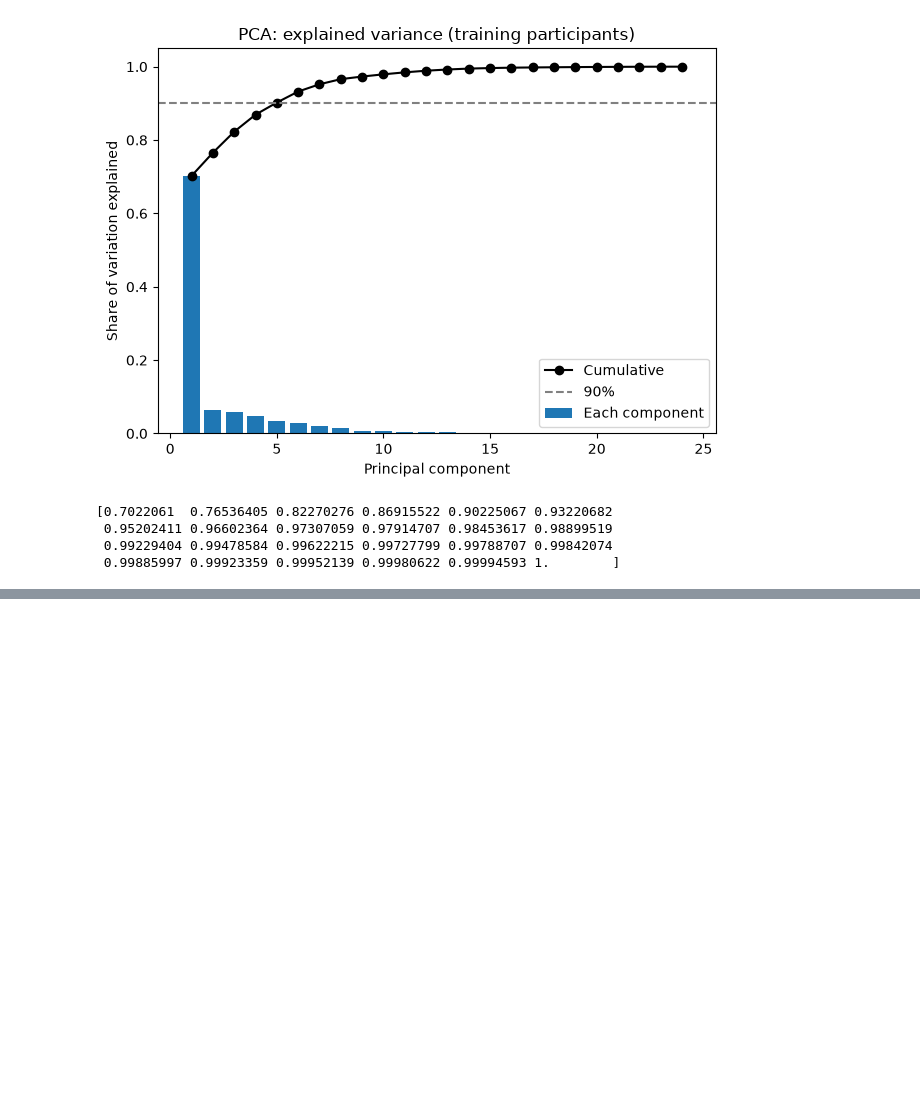
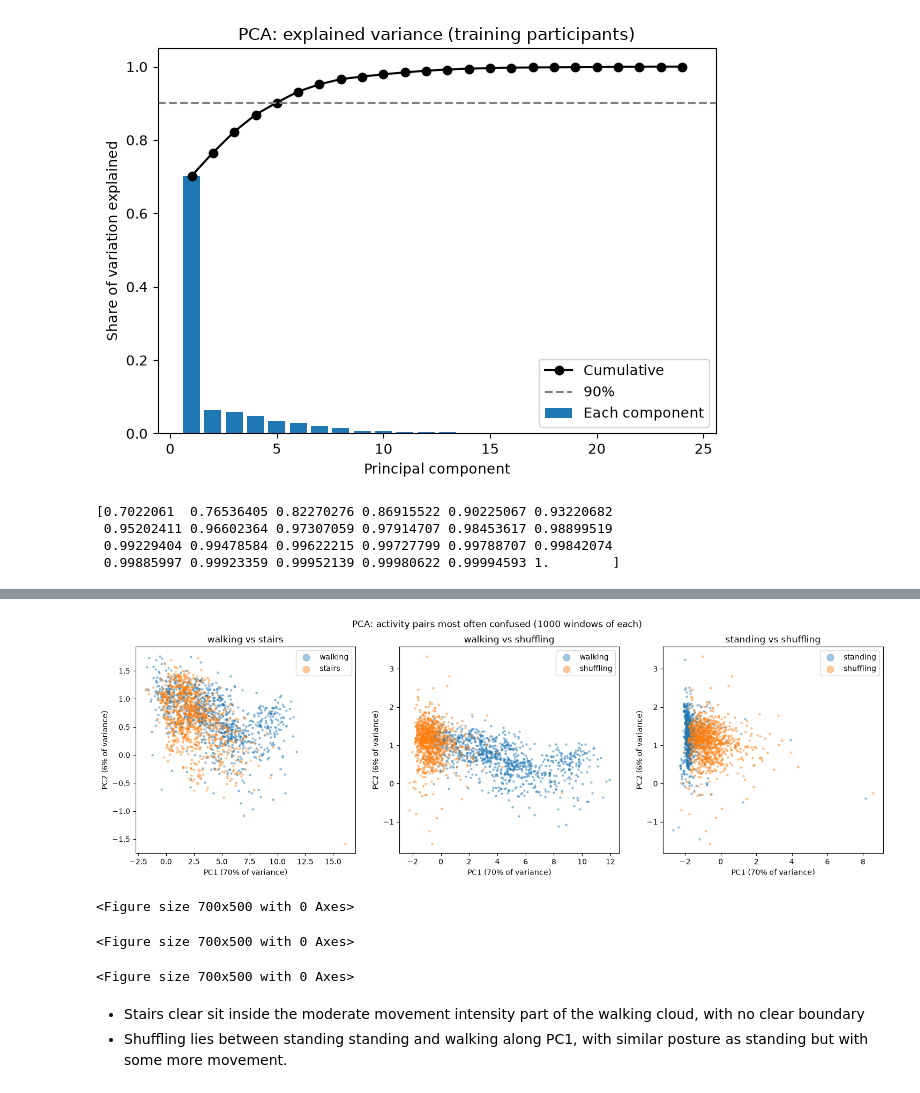
Before and after one commit to sarabartolo/harth-free-living-activity-recognition, a Jupyter notebook: notebooks/05_pca.ipynb, the cells around one changed output, grey strips where cells are left out. Cells and saved outputs as stored; diff of their text form; code cells hidden in the pictures; blank space fills up the shorter version.

```diff
--- a/notebooks/05_pca.ipynb
+++ b/notebooks/05_pca.ipynb
@@ -89,0 +117,31 @@ The first principal component explained about 70% of the variance, and five comp
+# %%
+# Compare 2 activityes in PC1-PC2 space, using 1000 radnom windows of each (3 plots in one panel)
+def plot_pair(activity_a, activity_b, ax):
+    pair = pca_table[pca_table["activity"].isin([activity_a, activity_b])]
+    pair_sample = pair.groupby("activity").sample(1000, random_state=42)
+
+    plt.figure(figsize=(7,5))
+    for activity in [activity_a, activity_b]:
+        rows = pair_sample[pair_sample["activity"] == activity]
+        ax.scatter(rows["PC1"], rows["PC2"], s=5, alpha=0.4, label=activity)
+
+    ax.set_xlabel("PC1 (70% of variance)")
+    ax.set_ylabel("PC2 (6% of variance)")
+    ax.set_title(f"{activity_a} vs {activity_b}")
+    ax.legend(markerscale=4)
+
+fig, axes = plt.subplots(1,3, figsize=(18,5))
+plot_pair("walking", "stairs", axes[0])
+plot_pair("walking", "shuffling", axes[1])
+plot_pair("standing", "shuffling", axes[2])
+fig.suptitle("PCA: activity pairs most often confused (1000 windows of each)")
+plt.tight_layout()
+plt.show()
+# %% [output]
+[figure, added]
+<Figure size 700x500 with 0 Axes>
+<Figure size 700x500 with 0 Axes>
+<Figure size 700x500 with 0 Axes>
+# %% [markdown]
+- Stairs clear sit inside the moderate movement intensity part of the walking cloud, with no clear boundary
+- Shuffling lies between standing standing and walking along PC1, with similar posture as standing but with some more movement.
```
Also changed, not shown: parts of 8 cells of this notebook, 5 other files.
